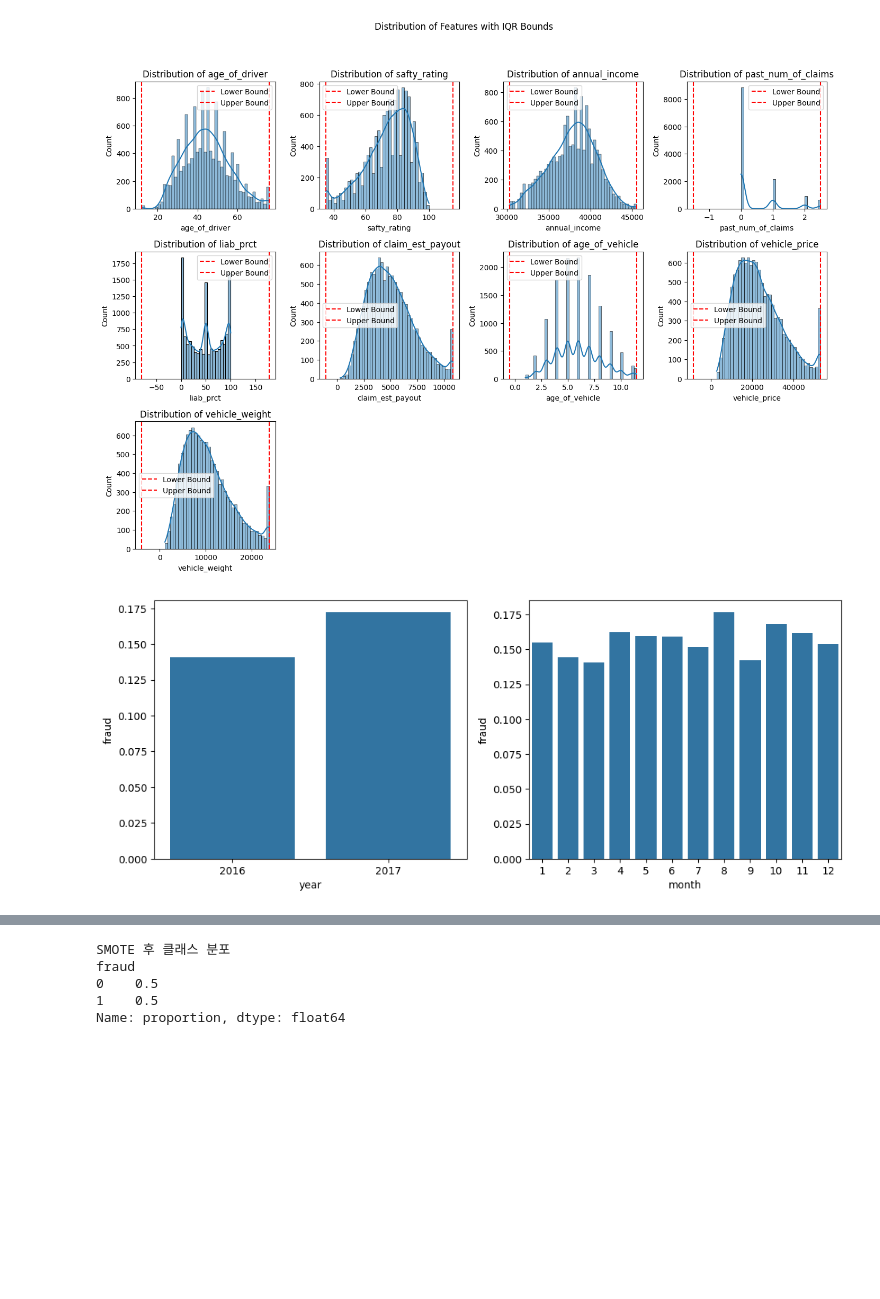
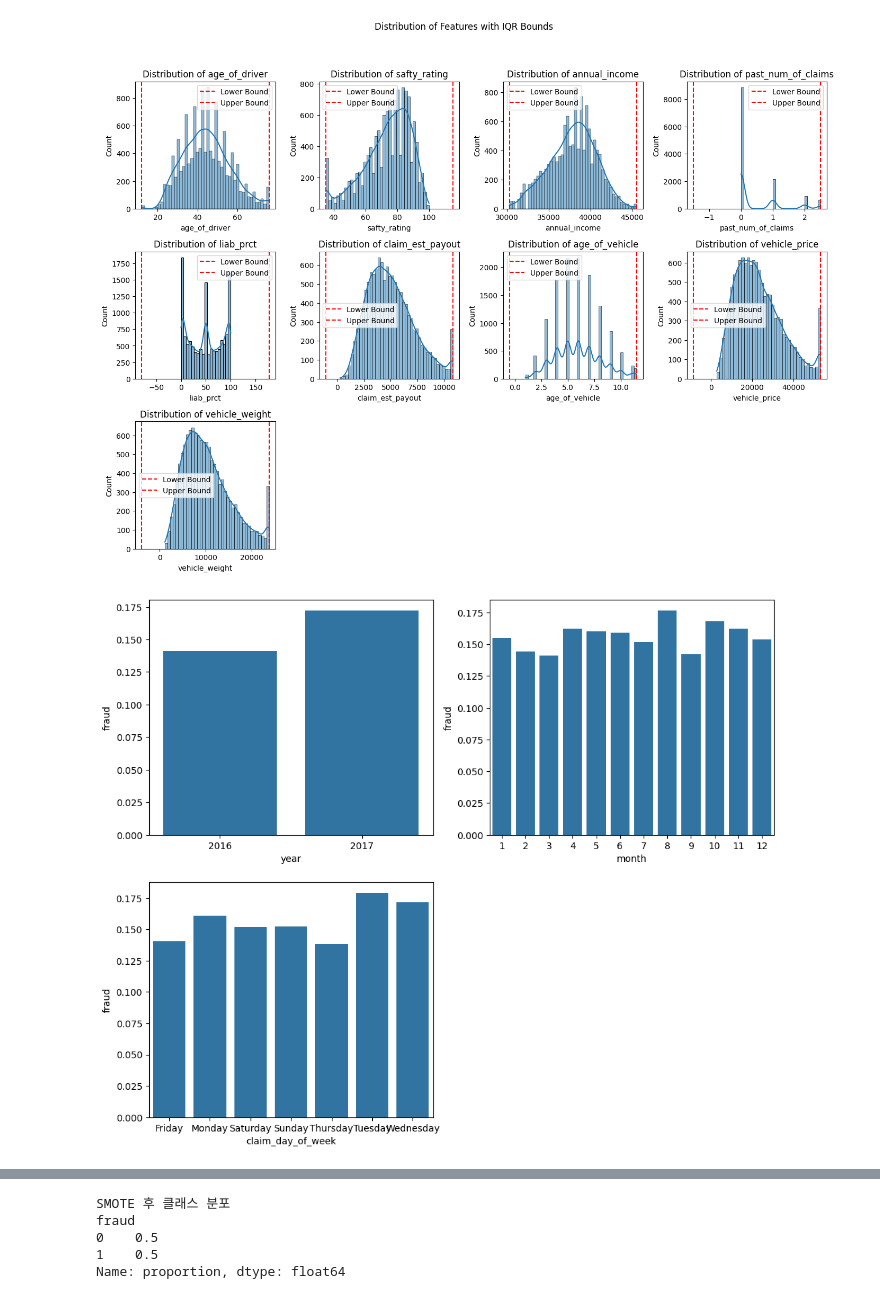
Before and after one commit to jhkr1/DaySchool-Vehicle-InsuranceFraud-Detection-Hackathon, a Jupyter notebook: 데이스쿨_기초_트랙2025_자동차_보험사기_탐지_해커톤.ipynb, the cells around one changed output, grey strips where cells are left out. Cells and saved outputs as stored; diff of their text form; code cells hidden in the pictures; blank space fills up the shorter version.

```diff
--- a/데이스쿨_기초_트랙2025_자동차_보험사기_탐지_해커톤.ipynb
+++ b/데이스쿨_기초_트랙2025_자동차_보험사기_탐지_해커톤.ipynb
@@ -260,12 +261,15 @@ plot_histograms_with_iqr(train_replace, continuous_columns)
 # %%
 fig = plt.figure(figsize=[12,10])
 ax1 = fig.add_subplot(2,2,1)
 ax1 = sns.barplot(x='year',y='fraud',data=train.groupby('year')['fraud'].mean().reset_index())
 
 ax2 = fig.add_subplot(2,2,2)
 ax2 = sns.barplot(x='month',y='fraud',data=train.groupby('month')['fraud'].mean().reset_index())
+
+ax3 = fig.add_subplot(2,2,3)
+ax3 = sns.barplot(x='claim_day_of_week',y='fraud',data=train.groupby('claim_day_of_week')['fraud'].mean().reset_index())
 # %% [output]
-[figure, old version]
+[figure, new version]
 # %%
 train_replace['claim_est_payout'].isna().sum() # 12개의 결측치 존재
 train_replace['age_of_vehicle'].isna().sum() # 6개의 결측치 존재
```
Also changed, not shown: parts of 12 cells of this notebook.
